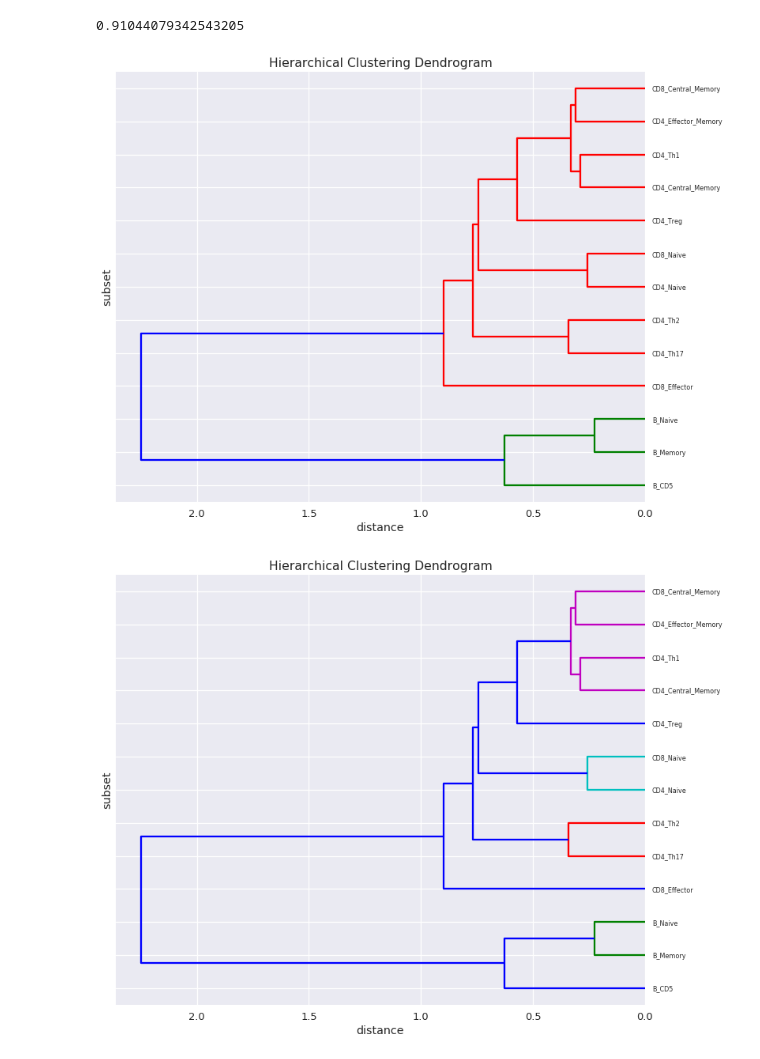
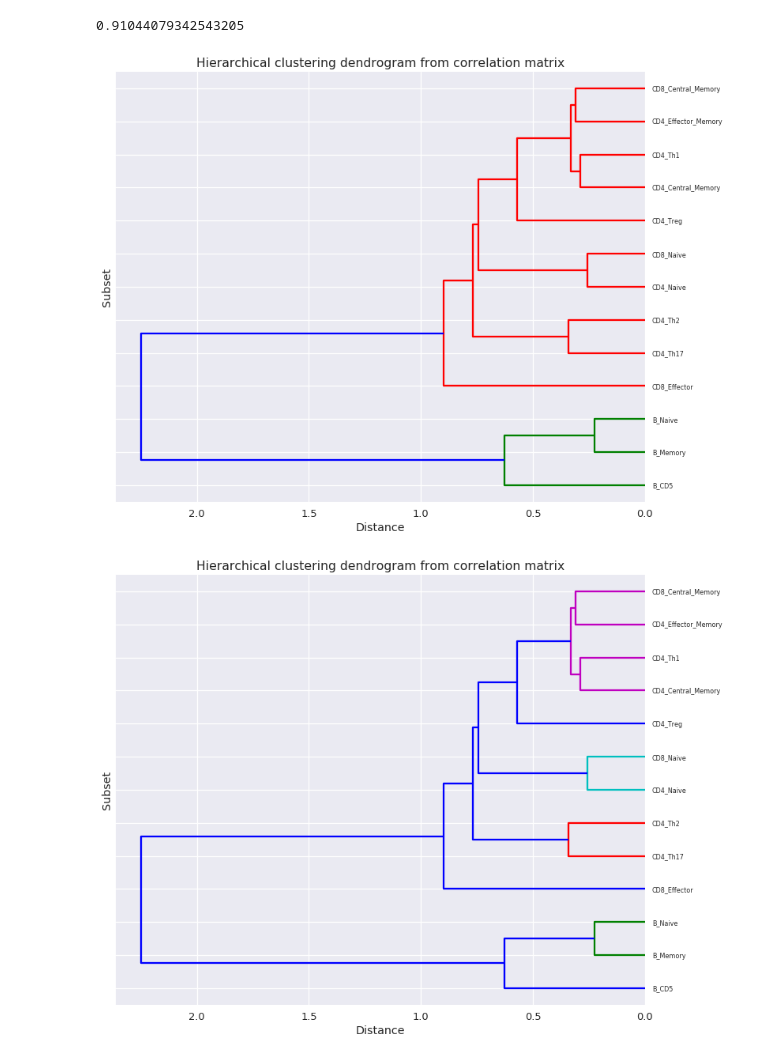
Before and after one commit to hammerlab/immune-infiltrate-explorations, a Jupyter notebook: model-single-origin-samples/4.0 - plot correlation matrix.ipynb, the cells around one changed output. Drawn from its saved outputs; the diff is of its cells as text; code cells hidden in the pictures.

Commit message:
cleaned up dendrogram figures

```diff
--- a/model-single-origin-samples/4.0 - plot correlation matrix.ipynb
+++ b/model-single-origin-samples/4.0 - plot correlation matrix.ipynb
@@ -417,35 +417,43 @@ c # want close to 1: means actual pairwise distances well preserved by hierarchi
  [ 11.          22.           0.89935682  10.        ]
  [ 20.          23.           2.24864844  13.        ]]
 0.91044079342543205
+# %%
+def savefig(fig, *args, **kwargs):
+    """
+    Wrap figure.savefig defaulting to tight bounding box.
+    From https://github.com/mwaskom/seaborn/blob/dfdd1126626f7ed0fe3737528edecb71346e9eb0/seaborn/axisgrid.py#L1840
+    """
+    kwargs.setdefault("bbox_inches", "tight")
+    fig.savefig(*args, **kwargs)
 # %%
 # plt.figure(figsize=(25, 10))
 # plt.xlabel('sample index')
 # plt.ylabel('distance')
 # dendrogram(
 #     links,
 #     leaf_rotation=90.,  # rotates the x axis labels
 #     leaf_font_size=8.,  # font size for the x axis labels
 #     labels=colnames_filtered
 # )
 
-plt.figure(figsize=(12, 10))
+f = plt.figure(figsize=(12, 10))
 dendrogram(
     links,
     #leaf_rotation=90.,  # rotates the x axis labels
     leaf_font_size=8.,  # font size for the x axis labels
     labels=colnames_filtered,
     orientation='left'
 )
-plt.xlabel('distance')
-plt.ylabel('subset')
+plt.xlabel('Distance')
+plt.ylabel('Subset')
 
 
-plt.title('Hierarchical Clustering Dendrogram')
-plt.savefig('plots/dendrogram.png', dpi=300)
+plt.title('Hierarchical clustering dendrogram from correlation matrix')
+savefig(f, 'plots/dendrogram.png', dpi=300)
 # %% [output]
-[figure, old version]
+[figure, new version]
 # %%
-plt.figure(figsize=(12, 10))
+f = plt.figure(figsize=(12, 10))
 dendrogram(
     links,
     #leaf_rotation=90.,  # rotates the x axis labels
@@ -454,11 +462,11 @@ dendrogram(
     orientation='left',
     color_threshold=0.5
 )
-plt.xlabel('distance')
-plt.ylabel('subset')
+plt.xlabel('Distance')
+plt.ylabel('Subset')
 
 
-plt.title('Hierarchical Clustering Dendrogram')
-plt.savefig('plots/dendrogram2.png', dpi=300)
+plt.title('Hierarchical clustering dendrogram from correlation matrix')
+savefig(f, 'plots/dendrogram2.png', dpi=300)
 # %% [output]
-[figure, old version]
+[figure, new version]
```
Also changed, not shown: 2 other files.
